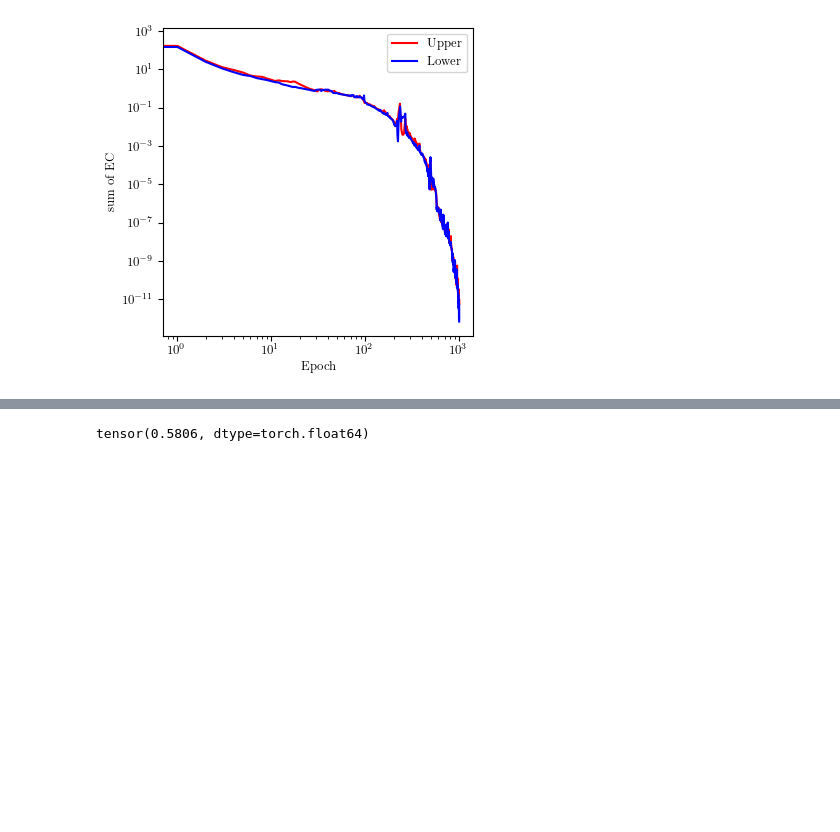
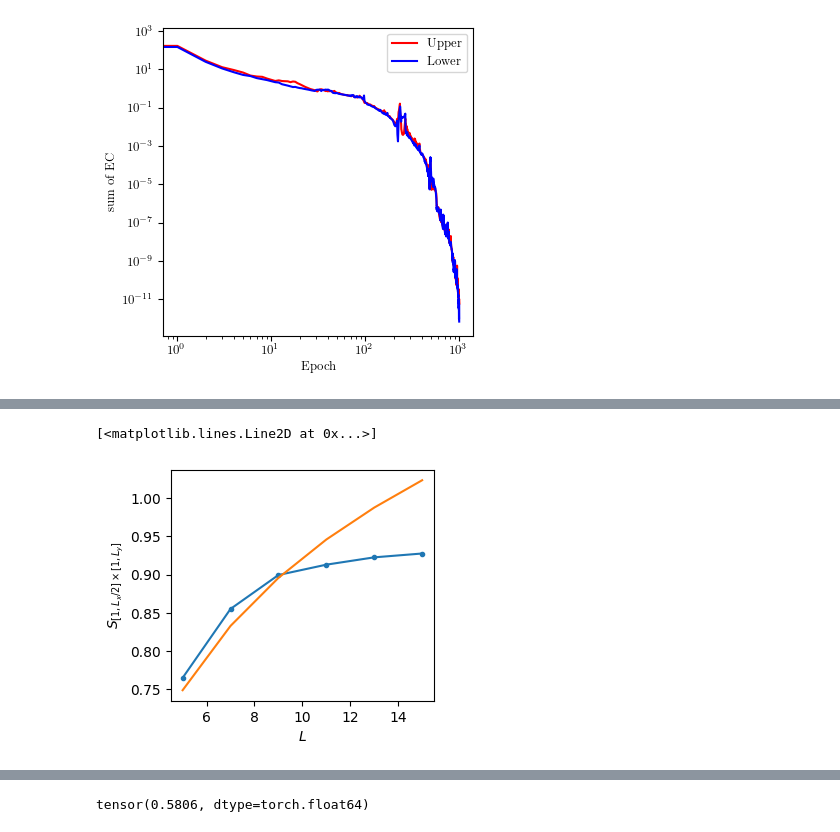
Before and after one commit to hainingpan/GTN, a Jupyter notebook: test_pytorch.ipynb, the cells around one changed output, grey strips where cells are left out. Saved outputs shown, nothing was run; the diff lists cells and outputs as text; code cells hidden in the pictures; blank space fills up the shorter version.

```diff
--- a/test_pytorch.ipynb
+++ b/test_pytorch.ipynb
@@ -755,0 +598,12 @@ Text(0, 0.5, 'sum of EC')
+# %%
+fig,ax=plt.subplots(figsize=(3.4,3))
+data=[(L,torch.tensor(rs_crit[(L,(L-1)//2-1)]['EE']).mean(axis=0)[-1].item()/L) for L in L_list if (L,(L-1)//2-1) in rs_crit.keys()]
+ax.plot((np.array(data)[:,0]),np.array(data)[:,1],'.-')
+ax.set_ylabel(r'$S_{[1,L_x/2]\times [1,L_y]}$')
+ax.set_xlabel('$L$')
+# ax.set_xscale('log')
+
+ax.plot(np.array(data)[:,0],0.25*np.log(4*np.array(data)[:,0]))
+# %% [output]
+[<matplotlib.lines.Line2D at 0x...>]
+[figure, added]
```
Also changed, not shown: parts of 63 cells of this notebook.
